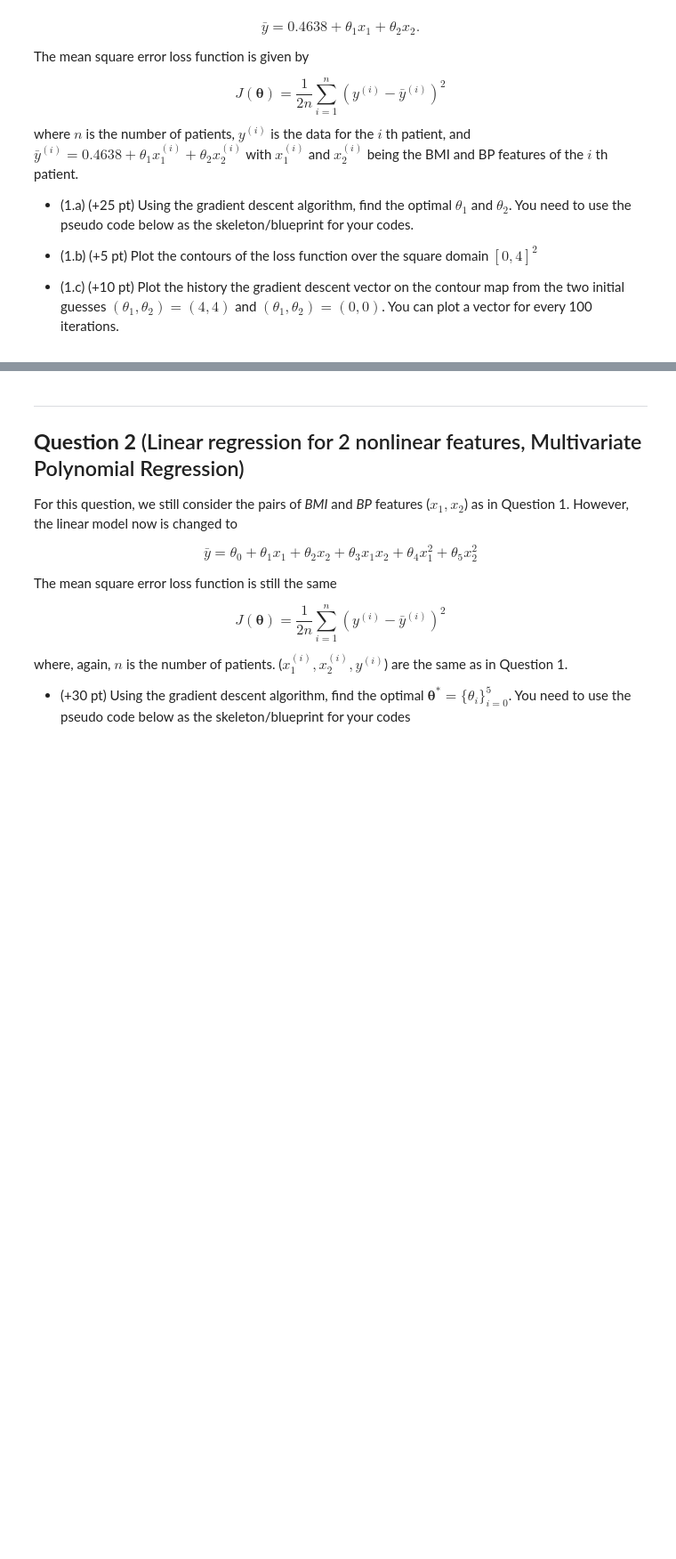
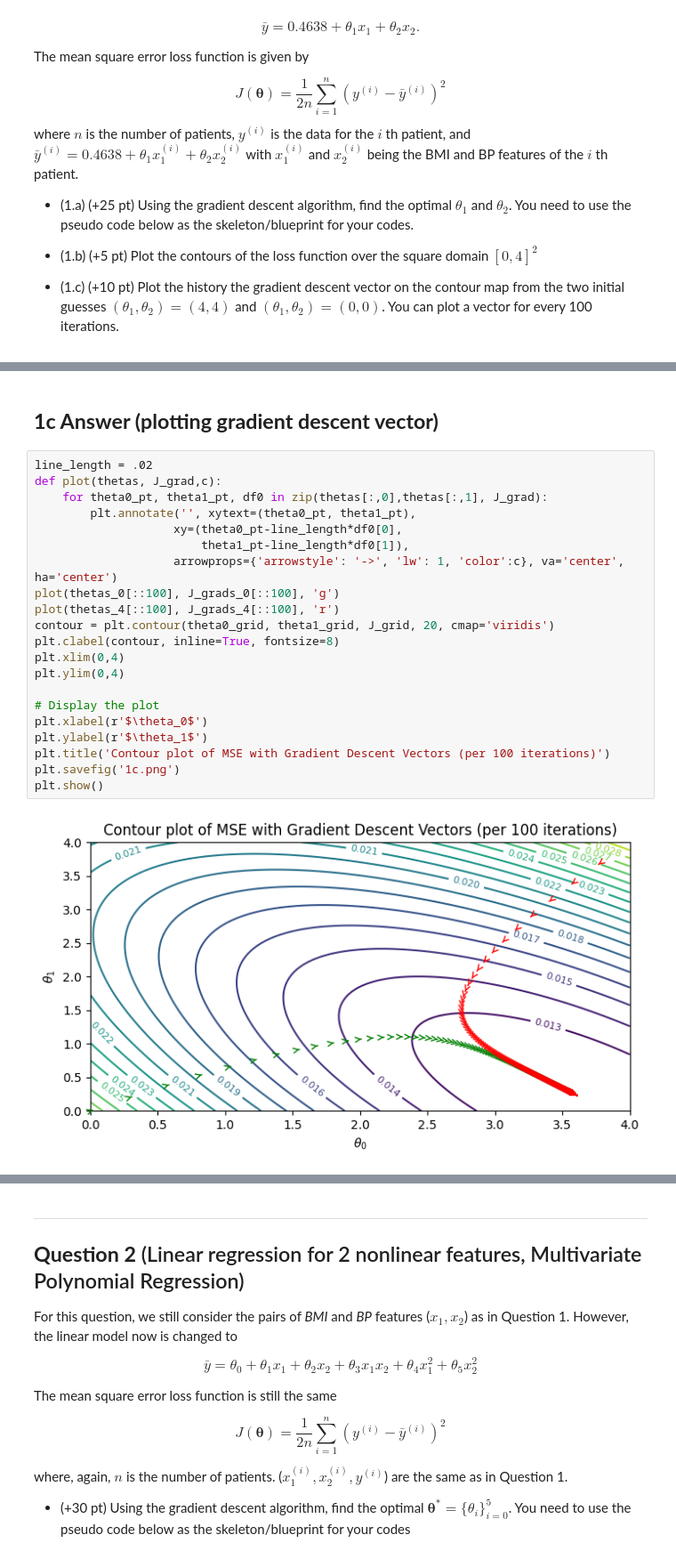
Before and after one commit to rx9933/COE-379L, a Jupyter notebook: Assignments/Assignment1/Assignment_1.ipynb, the cells around one changed output, grey strips where cells are left out. Shown at 89% size. Saved outputs shown, nothing was run; the diff lists cells and outputs as text; blank space fills up the shorter version.

```diff
--- a/Assignments/Assignment1/Assignment_1.ipynb
+++ b/Assignments/Assignment1/Assignment_1.ipynb
@@ -148,0 +160,26 @@ Optimal Theta: [3.61289603 0.22781244]
+# %% [markdown]
+
+## **1c Answer (plotting gradient descent vector)**
+# %%
+line_length = .02
+def plot(thetas, J_grad,c):
+    for theta0_pt, theta1_pt, df0 in zip(thetas[:,0],thetas[:,1], J_grad):
+        plt.annotate('', xytext=(theta0_pt, theta1_pt),
+                    xy=(theta0_pt-line_length*df0[0],
+                        theta1_pt-line_length*df0[1]),
+                    arrowprops={'arrowstyle': '->', 'lw': 1, 'color':c}, va='center', ha='center')
+plot(thetas_0[::100], J_grads_0[::100], 'g')
+plot(thetas_4[::100], J_grads_4[::100], 'r')
+contour = plt.contour(theta0_grid, theta1_grid, J_grid, 20, cmap='viridis')
+plt.clabel(contour, inline=True, fontsize=8)
+plt.xlim(0,4)
+plt.ylim(0,4)
+
+# Display the plot
+plt.xlabel(r'$\theta_0$')
+plt.ylabel(r'$\theta_1$')
+plt.title('Contour plot of MSE with Gradient Descent Vectors (per 100 iterations)')
+plt.savefig('1c.png')
+plt.show()
+# %% [output]
+[figure, added]
```
Also changed, not shown: parts of 10 cells of this notebook, 19 other files.
